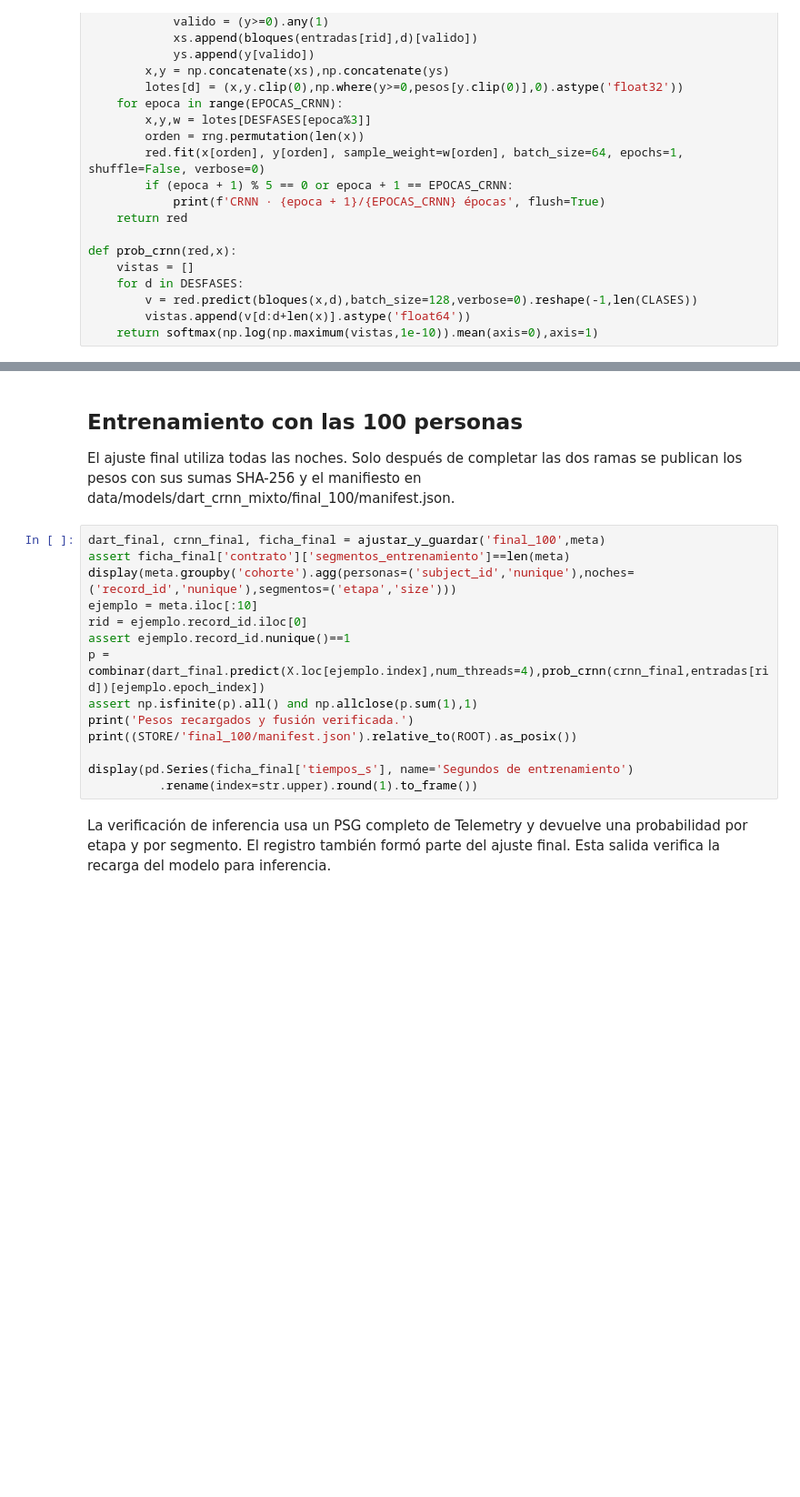
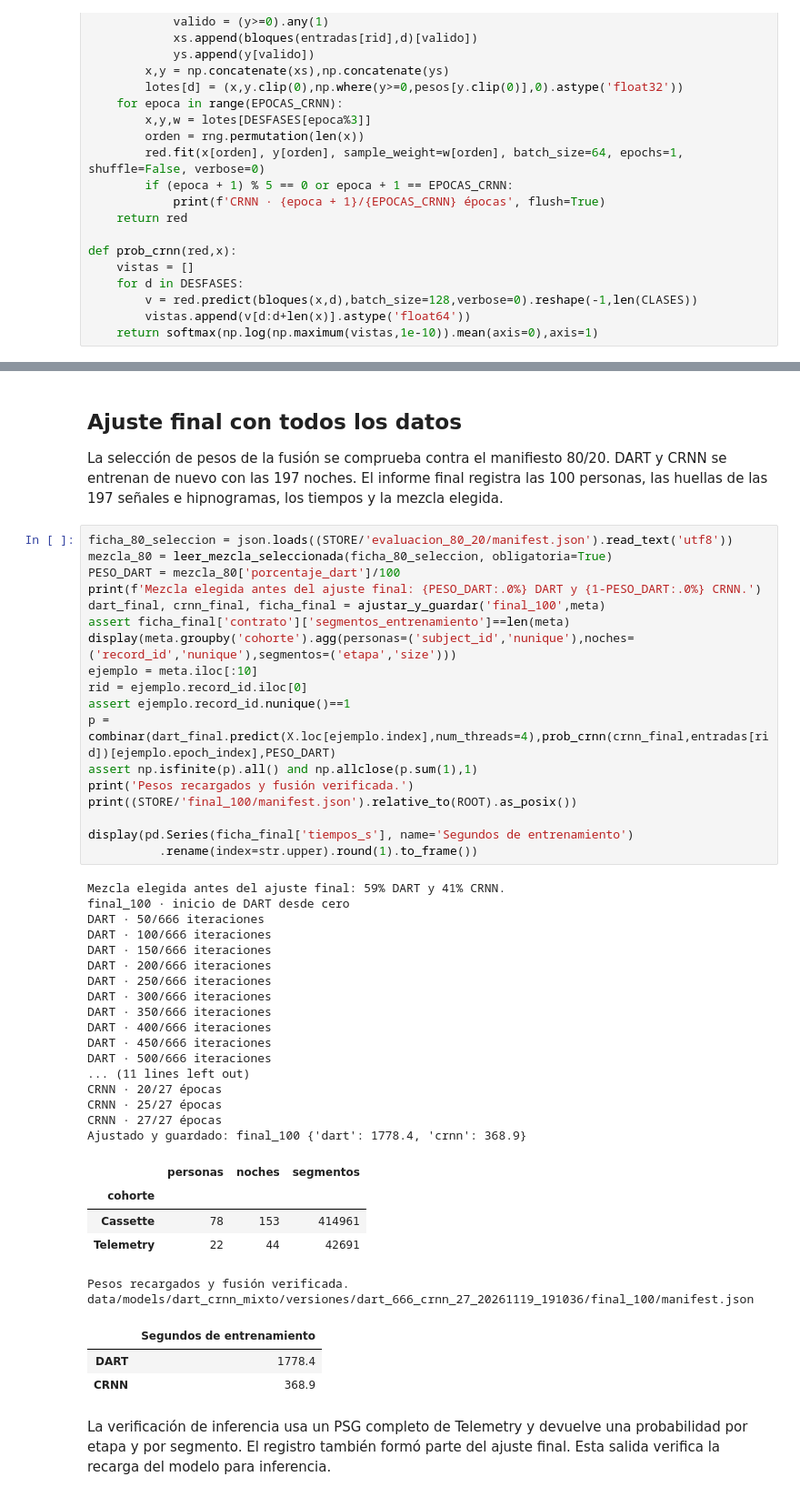
Before and after one commit to jcrkboy/micro-proyecto-grupo-7, a Jupyter notebook: Notebooks/dart_crnn_mixto_final_100.ipynb, the cells around one changed output, grey strips where cells are left out. Shown at 91% size. Drawn from its saved outputs; the diff is of its cells as text; blank space fills up the shorter version.

```diff
--- a/Notebooks/dart_crnn_mixto_final_100.ipynb
+++ b/Notebooks/dart_crnn_mixto_final_100.ipynb
@@ -353,21 +397,52 @@ def ajustar_y_guardar(nombre, filas):
 # %% [markdown]
-## Entrenamiento con las 100 personas
+## Ajuste final con todos los datos
 
-El ajuste final utiliza todas las noches. Solo después de completar las dos ramas se publican los pesos con sus sumas SHA-256 y el manifiesto en data/models/dart_crnn_mixto/final_100/manifest.json.
+La selección de pesos de la fusión se comprueba contra el manifiesto 80/20. DART y CRNN se entrenan de nuevo con las 197 noches. El informe final registra las 100 personas, las huellas de las 197 señales e hipnogramas, los tiempos y la mezcla elegida.
 # %%
+ficha_80_seleccion = json.loads((STORE/'evaluacion_80_20/manifest.json').read_text('utf8'))
+mezcla_80 = leer_mezcla_seleccionada(ficha_80_seleccion, obligatoria=True)
+PESO_DART = mezcla_80['porcentaje_dart']/100
+print(f'Mezcla elegida antes del ajuste final: {PESO_DART:.0%} DART y {1-PESO_DART:.0%} CRNN.')
 dart_final, crnn_final, ficha_final = ajustar_y_guardar('final_100',meta)
 assert ficha_final['contrato']['segmentos_entrenamiento']==len(meta)
 display(meta.groupby('cohorte').agg(personas=('subject_id','nunique'),noches=('record_id','nunique'),segmentos=('etapa','size')))
 ejemplo = meta.iloc[:10]
 rid = ejemplo.record_id.iloc[0]
 assert ejemplo.record_id.nunique()==1
-p = combinar(dart_final.predict(X.loc[ejemplo.index],num_threads=4),prob_crnn(crnn_final,entradas[rid])[ejemplo.epoch_index])
+p = combinar(dart_final.predict(X.loc[ejemplo.index],num_threads=4),prob_crnn(crnn_final,entradas[rid])[ejemplo.epoch_index],PESO_DART)
 assert np.isfinite(p).all() and np.allclose(p.sum(1),1)
 print('Pesos recargados y fusión verificada.')
 print((STORE/'final_100/manifest.json').relative_to(ROOT).as_posix())
 
 display(pd.Series(ficha_final['tiempos_s'], name='Segundos de entrenamiento')
           .rename(index=str.upper).round(1).to_frame())
+# %% [output]
+Mezcla elegida antes del ajuste final: 59% DART y 41% CRNN.
+final_100 · inicio de DART desde cero
+DART · 50/666 iteraciones
+DART · 100/666 iteraciones
+DART · 150/666 iteraciones
+DART · 200/666 iteraciones
+DART · 250/666 iteraciones
+DART · 300/666 iteraciones
+DART · 350/666 iteraciones
+DART · 400/666 iteraciones
+DART · 450/666 iteraciones
+DART · 500/666 iteraciones
+... (11 lines left out)
+CRNN · 20/27 épocas
+CRNN · 25/27 épocas
+CRNN · 27/27 épocas
+Ajustado y guardado: final_100 {'dart': 1778.4, 'crnn': 368.9}
+|  | personas | noches | segmentos |
+| cohorte |  |  |  |
+| Cassette | 78 | 153 | 414961 |
+| Telemetry | 22 | 44 | 42691 |
+Pesos recargados y fusión verificada.
+data/models/dart_crnn_mixto/versiones/dart_666_crnn_27_20261119_191036/final_100/manifest.json
+|  | Segundos de entrenamiento |
+| DART | 1778.4 |
+| CRNN | 368.9 |
 # %% [markdown]
 La verificación de inferencia usa un PSG completo de Telemetry y devuelve una probabilidad por etapa y por segmento. El registro también formó parte del ajuste final. Esta salida verifica la recarga del modelo para inferencia.
 # %%
```
Also changed, not shown: parts of 8 cells of this notebook, 1 other file.
